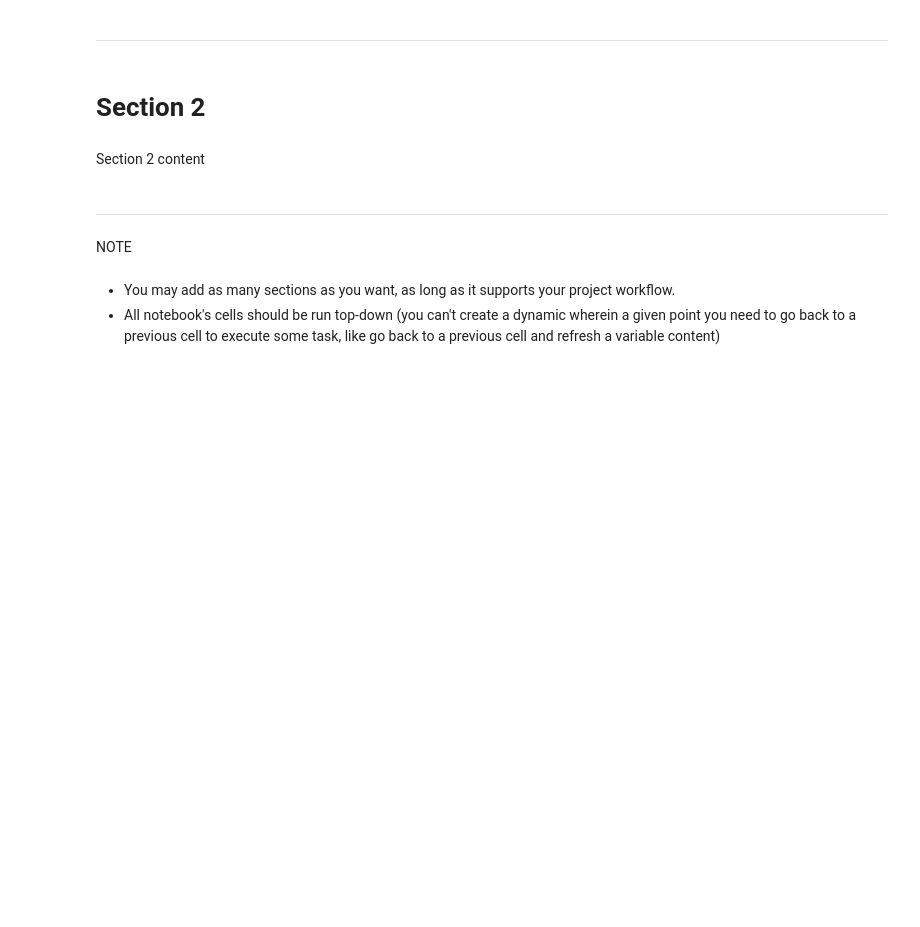
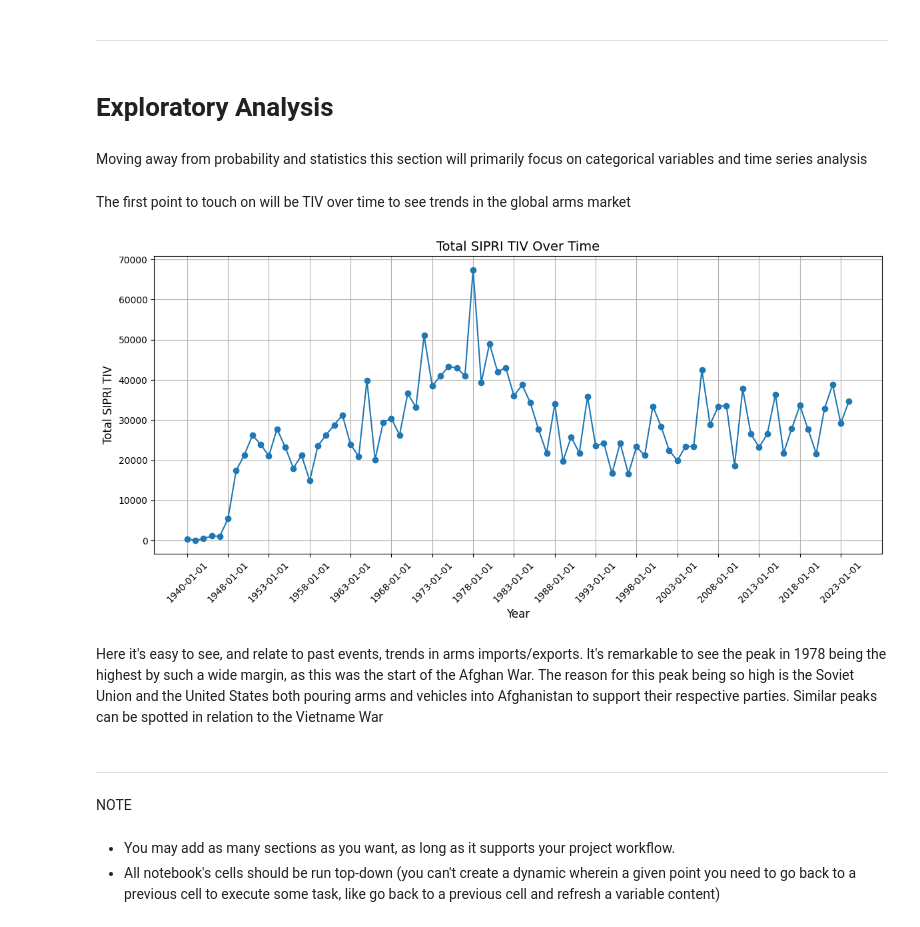
Before and after one commit to J-Bicheno/Arms-Import-Export-Analysis, a Jupyter notebook: jupyter_notebooks/Initial_Visualisation.ipynb, the cells around one changed output. Saved outputs shown, nothing was run; the diff lists cells and outputs as text; code cells hidden in the pictures; blank space fills up the shorter version.

```diff
--- a/jupyter_notebooks/Initial_Visualisation.ipynb
+++ b/jupyter_notebooks/Initial_Visualisation.ipynb
@@ -115,9 +148,25 @@ Next is a QQ plot to check normality compared to data before a log scale is appl
 # %% [markdown]
 ---
-# %% [markdown]
-# Section 2
-# %% [markdown]
-Section 2 content
+# %% [markdown]
+# Exploratory Analysis
+# %% [markdown]
+Moving away from probability and statistics this section will primarily focus on categorical variables and time series analysis
+# %% [markdown]
+The first point to touch on will be TIV over time to see trends in the global arms market
+# %%
+plt.figure(figsize=(12, 6))
+plt.plot(arms_enhance_df.groupby('OrderDate')['SIPRI TIV for total order'].sum(), marker='o')
+plt.title('Total SIPRI TIV Over Time', fontsize=14)
+plt.xticks(np.arange(0, len(arms_enhance_df['OrderDate'].unique()), step=5), rotation=45)
+plt.xlabel('Year', fontsize=12)
+plt.ylabel('Total SIPRI TIV', fontsize=12)
+plt.grid(True)
+plt.tight_layout()
+plt.show()
+# %% [output]
+[figure, added]
+# %% [markdown]
+Here it's easy to see, and relate to past events, trends in arms imports/exports. It's remarkable to see the peak in 1978 being the highest by such a wide margin, as this was the start of the Afghan War. The reason for this peak being so high is the Soviet Union and the United States both pouring arms and vehicles into Afghanistan to support their respective parties. Similar peaks can be spotted in relation to the Vietname War
 # %% [markdown]
 ---
 # %% [markdown]
```
Also changed, not shown: parts of 9 cells of this notebook.
